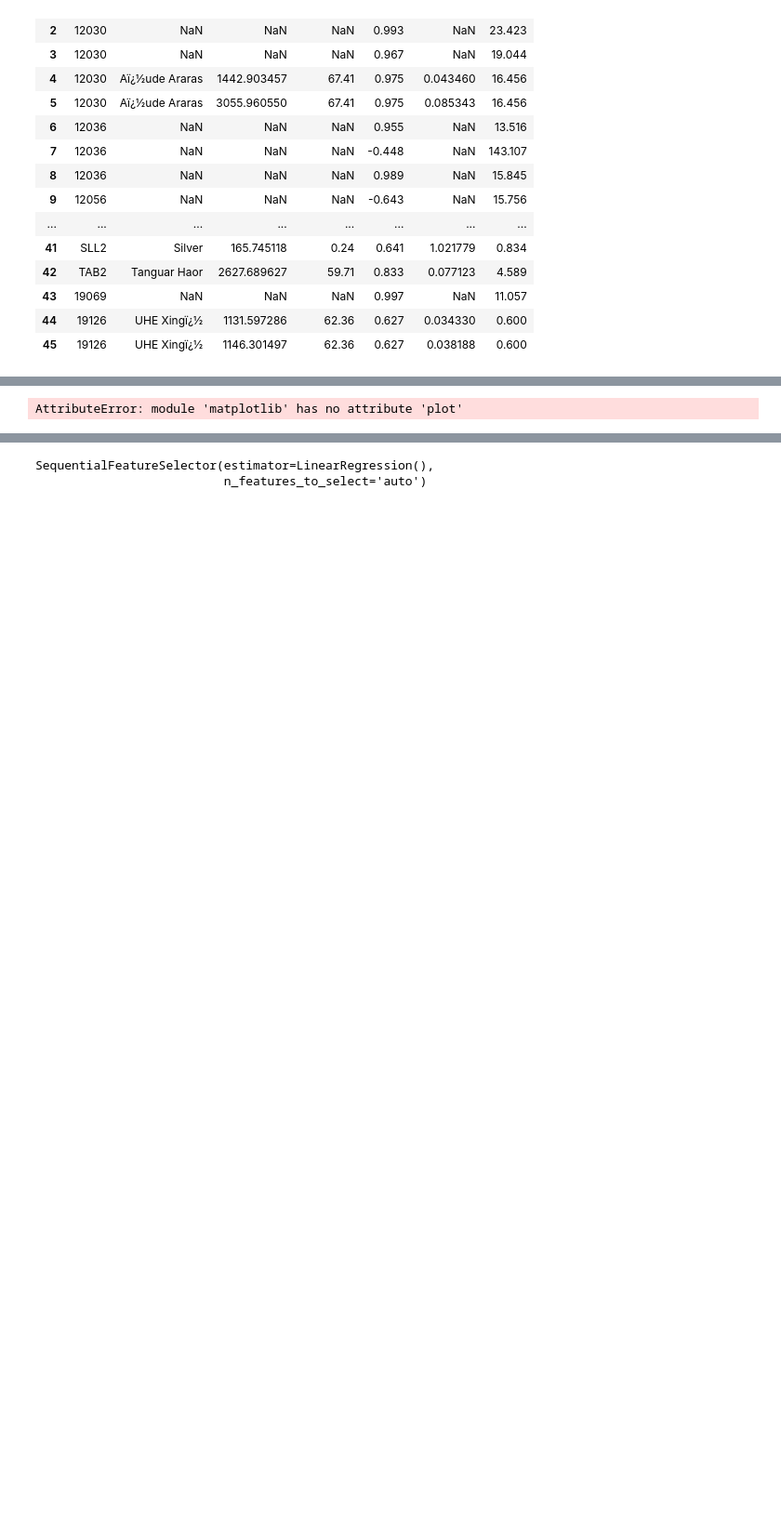
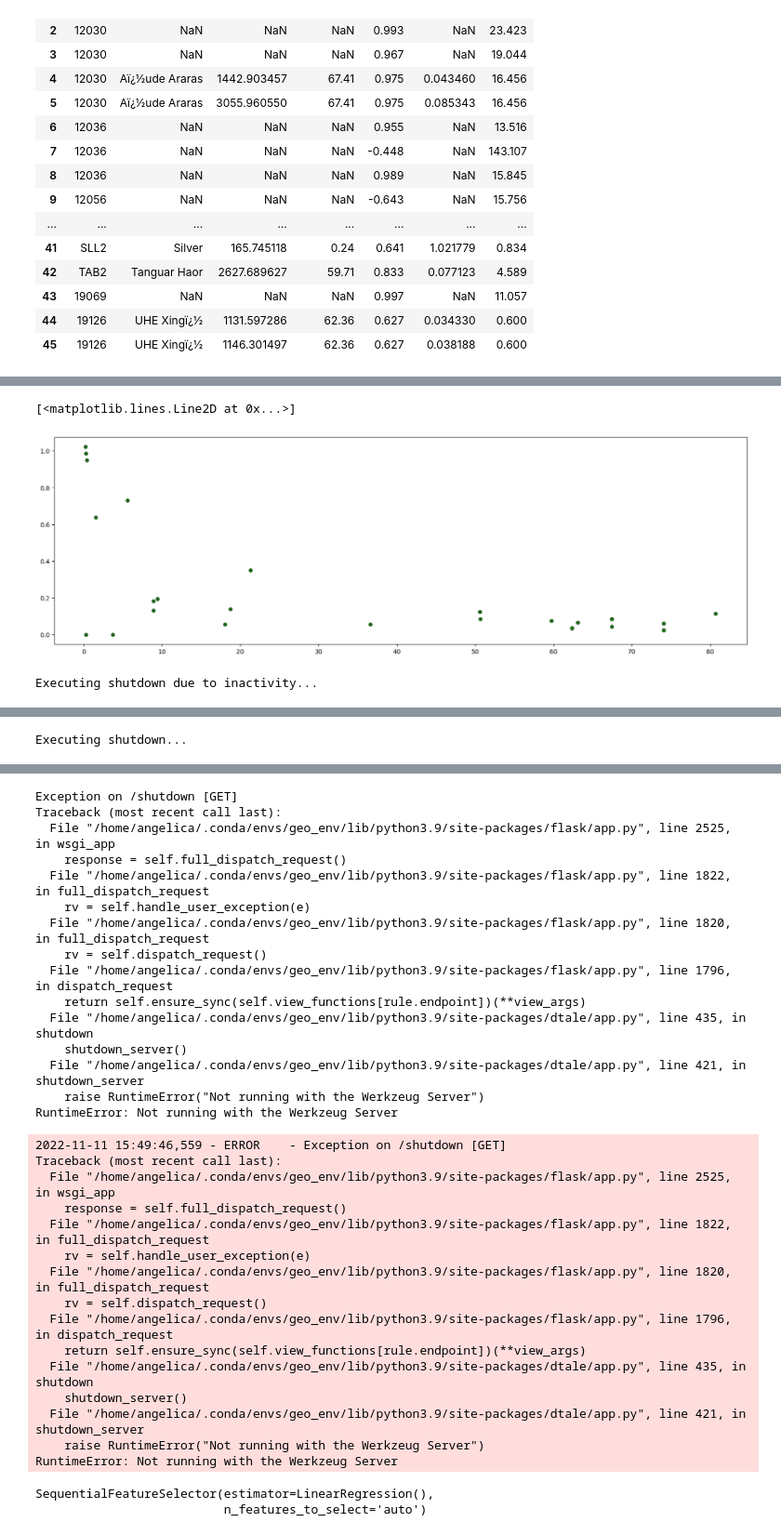
Before and after one commit to anmagomez/radar_altimetry_eval, a Jupyter notebook: src/example_importance.ipynb, the cells around one changed output, grey strips where cells are left out. Shown at 93% size. Saved outputs shown, nothing was run; the diff lists cells and outputs as text; code cells hidden in the pictures; blank space fills up the shorter version.

```diff
--- a/src/example_importance.ipynb
+++ b/src/example_importance.ipynb
@@ -207,5 +202,8 @@ outcome=df_t_3km_vars['value'].to_numpy().copy()
 # %%
-plt.plot(df_t_3km['Lake_area'], df_t_3km['per_area_c'],  linestyle='None',marker='o',
-                   markerfacecolor='#20641c',markeredgecolor='#20641c',markersize=5)
+import matplotlib.pyplot as plt
+plt.figure(figsize=(20, 6))
+plt.plot(df_t_3km['Lake_area'], df_t_3km['per_area_c'],  linestyle='None',marker='o', markerfacecolor='#20641c',markeredgecolor='#20641c',markersize=5)
 # %% [output]
-AttributeError: module 'matplotlib' has no attribute 'plot'
+[<matplotlib.lines.Line2D at 0x...>]
+[figure, added]
+Executing shutdown due to inactivity...
@@ -211,0 +211 @@ AttributeError: module 'matplotlib' has no attribute 'plot'
+Executing shutdown...
@@ -212,3 +213,33 @@ AttributeError: module 'matplotlib' has no attribute 'plot'
+Exception on /shutdown [GET]
+Traceback (most recent call last):
+  File "/home/angelica/.conda/envs/geo_env/lib/python3.9/site-packages/flask/app.py", line 2525, in wsgi_app
+    response = self.full_dispatch_request()
+  File "/home/angelica/.conda/envs/geo_env/lib/python3.9/site-packages/flask/app.py", line 1822, in full_dispatch_request
+    rv = self.handle_user_exception(e)
+  File "/home/angelica/.conda/envs/geo_env/lib/python3.9/site-packages/flask/app.py", line 1820, in full_dispatch_request
+    rv = self.dispatch_request()
+  File "/home/angelica/.conda/envs/geo_env/lib/python3.9/site-packages/flask/app.py", line 1796, in dispatch_request
+    return self.ensure_sync(self.view_functions[rule.endpoint])(**view_args)
+  File "/home/angelica/.conda/envs/geo_env/lib/python3.9/site-packages/dtale/app.py", line 435, in shutdown
+    shutdown_server()
+  File "/home/angelica/.conda/envs/geo_env/lib/python3.9/site-packages/dtale/app.py", line 421, in shutdown_server
+    raise RuntimeError("Not running with the Werkzeug Server")
+RuntimeError: Not running with the Werkzeug Server
+2022-11-11 15:49:46,559 - ERROR    - Exception on /shutdown [GET]
+Traceback (most recent call last):
+  File "/home/angelica/.conda/envs/geo_env/lib/python3.9/site-packages/flask/app.py", line 2525, in wsgi_app
+    response = self.full_dispatch_request()
+  File "/home/angelica/.conda/envs/geo_env/lib/python3.9/site-packages/flask/app.py", line 1822, in full_dispatch_request
+    rv = self.handle_user_exception(e)
+  File "/home/angelica/.conda/envs/geo_env/lib/python3.9/site-packages/flask/app.py", line 1820, in full_dispatch_request
+    rv = self.dispatch_request()
+  File "/home/angelica/.conda/envs/geo_env/lib/python3.9/site-packages/flask/app.py", line 1796, in dispatch_request
+    return self.ensure_sync(self.view_functions[rule.endpoint])(**view_args)
+  File "/home/angelica/.conda/envs/geo_env/lib/python3.9/site-packages/dtale/app.py", line 435, in shutdown
+    shutdown_server()
+  File "/home/angelica/.conda/envs/geo_env/lib/python3.9/site-packages/dtale/app.py", line 421, in shutdown_server
+    raise RuntimeError("Not running with the Werkzeug Server")
+RuntimeError: Not running with the Werkzeug Server
 # %%
 # Build step forward feature selection
 sfs1 = SequentialFeatureSelector(clf,n_features_to_select='auto')
```
Also changed, not shown: parts of 9 cells of this notebook, 2 other files.
